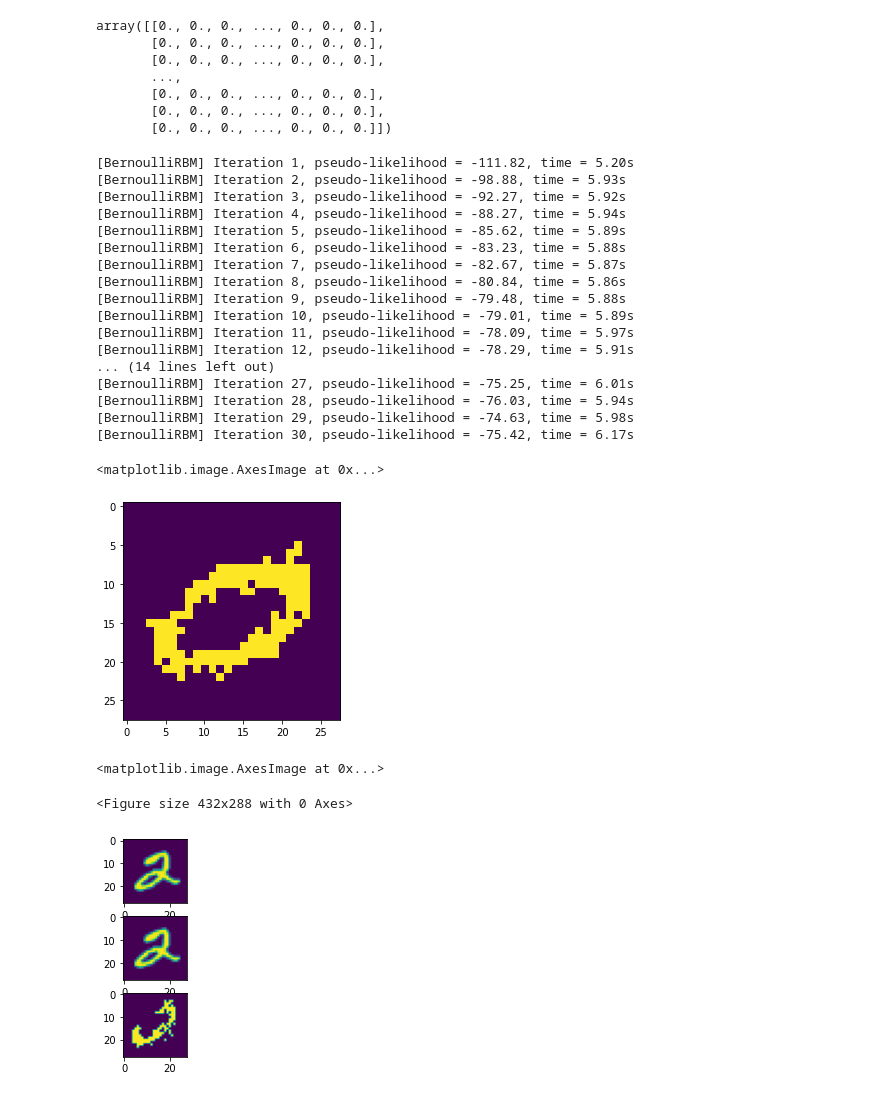
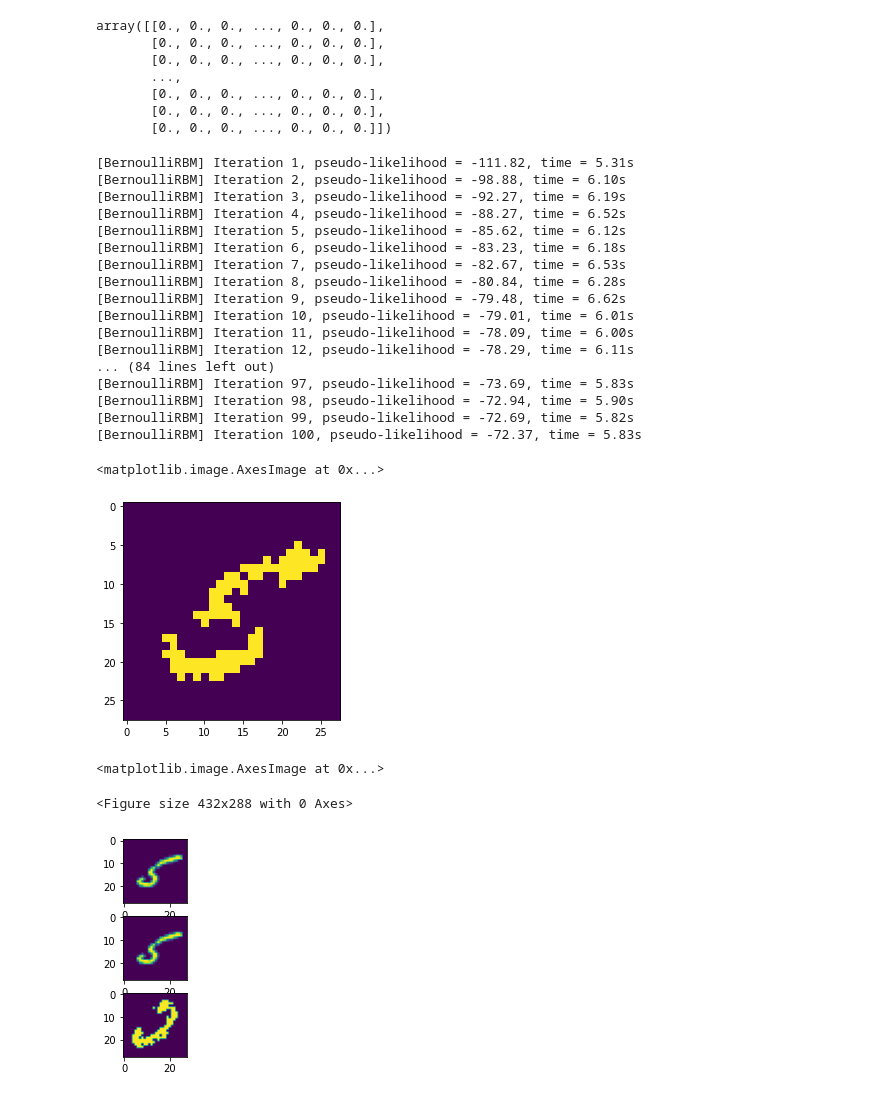
Before and after one commit to lucaskana/data_science, a Jupyter notebook: portifolio/esalq_deeplearning_autoencoder.ipynb, the cells around one changed output. Cells and saved outputs as stored; diff of their text form; code cells hidden in the pictures.

```diff
--- a/portifolio/esalq_deeplearning_autoencoder.ipynb
+++ b/portifolio/esalq_deeplearning_autoencoder.ipynb
@@ -160,46 +160,46 @@ array([[0., 0., 0., ..., 0., 0., 0.],
 # %%
 from sklearn.neural_network import BernoulliRBM
 from keras.datasets import mnist
 from keras.layers import Input, Dense
 from keras.models import Model
 import numpy as np
 import matplotlib.pyplot as plt
 
 (X_train, _), (X_test, _) = mnist.load_data()
 
 X_train = (X_train - np.min(X_train, 0)) / (np.max(X_train, 0) + 0.0001)  # 0-1 scaling
 
-rbm = BernoulliRBM(n_components=100, n_iter=30, learning_rate=0.01, random_state=0, verbose=True)
+rbm = BernoulliRBM(n_components=100, n_iter=100, learning_rate=0.01, random_state=0, verbose=True)
 rbm.fit(X_train_reshape)
 
 xx = X_train_reshape[:40].copy()
 for ii in range(1000):
     for n in range(40):
         xx[n] = rbm.gibbs(xx[n])
 
 import matplotlib.pyplot as plt
 
 plt.imshow(xx[0].reshape(28, 28))
 # %% [output]
-[BernoulliRBM] Iteration 1, pseudo-likelihood = -111.82, time = 5.20s
-[BernoulliRBM] Iteration 2, pseudo-likelihood = -98.88, time = 5.93s
-[BernoulliRBM] Iteration 3, pseudo-likelihood = -92.27, time = 5.92s
-[BernoulliRBM] Iteration 4, pseudo-likelihood = -88.27, time = 5.94s
-[BernoulliRBM] Iteration 5, pseudo-likelihood = -85.62, time = 5.89s
-[BernoulliRBM] Iteration 6, pseudo-likelihood = -83.23, time = 5.88s
-[BernoulliRBM] Iteration 7, pseudo-likelihood = -82.67, time = 5.87s
-[BernoulliRBM] Iteration 8, pseudo-likelihood = -80.84, time = 5.86s
-[BernoulliRBM] Iteration 9, pseudo-likelihood = -79.48, time = 5.88s
-[BernoulliRBM] Iteration 10, pseudo-likelihood = -79.01, time = 5.89s
-[BernoulliRBM] Iteration 11, pseudo-likelihood = -78.09, time = 5.97s
-[BernoulliRBM] Iteration 12, pseudo-likelihood = -78.29, time = 5.91s
-... (14 lines left out)
-[BernoulliRBM] Iteration 27, pseudo-likelihood = -75.25, time = 6.01s
-[BernoulliRBM] Iteration 28, pseudo-likelihood = -76.03, time = 5.94s
-[BernoulliRBM] Iteration 29, pseudo-likelihood = -74.63, time = 5.98s
-[BernoulliRBM] Iteration 30, pseudo-likelihood = -75.42, time = 6.17s
+[BernoulliRBM] Iteration 1, pseudo-likelihood = -111.82, time = 5.31s
+[BernoulliRBM] Iteration 2, pseudo-likelihood = -98.88, time = 6.10s
+[BernoulliRBM] Iteration 3, pseudo-likelihood = -92.27, time = 6.19s
+[BernoulliRBM] Iteration 4, pseudo-likelihood = -88.27, time = 6.52s
+[BernoulliRBM] Iteration 5, pseudo-likelihood = -85.62, time = 6.12s
+[BernoulliRBM] Iteration 6, pseudo-likelihood = -83.23, time = 6.18s
+[BernoulliRBM] Iteration 7, pseudo-likelihood = -82.67, time = 6.53s
+[BernoulliRBM] Iteration 8, pseudo-likelihood = -80.84, time = 6.28s
+[BernoulliRBM] Iteration 9, pseudo-likelihood = -79.48, time = 6.62s
+[BernoulliRBM] Iteration 10, pseudo-likelihood = -79.01, time = 6.01s
+[BernoulliRBM] Iteration 11, pseudo-likelihood = -78.09, time = 6.00s
+[BernoulliRBM] Iteration 12, pseudo-likelihood = -78.29, time = 6.11s
+... (84 lines left out)
+[BernoulliRBM] Iteration 97, pseudo-likelihood = -73.69, time = 5.83s
+[BernoulliRBM] Iteration 98, pseudo-likelihood = -72.94, time = 5.90s
+[BernoulliRBM] Iteration 99, pseudo-likelihood = -72.69, time = 5.82s
+[BernoulliRBM] Iteration 100, pseudo-likelihood = -72.37, time = 5.83s
 <matplotlib.image.AxesImage at 0x...>
-[figure, old version]
+[figure, new version]
 # %%
 plt.figure()
 
@@ -207,7 +207,7 @@ plt.figure()
 f, axarr = plt.subplots(3,1)
 
 # use the created array to output your multiple images. In this case I have stacked 4 images vertically
-index=5
+index=11
 axarr[0].imshow(X_train[index])
 axarr[1].imshow(X_train_reshape[index].reshape(28, 28))
 axarr[2].imshow(xx[index].reshape(28, 28))
@@ -217,4 +217,4 @@ axarr[2].imshow(xx[index].reshape(28, 28))
 # %% [output]
 <matplotlib.image.AxesImage at 0x...>
 <Figure size 432x288 with 0 Axes>
-[figure, old version]
+[figure, new version]
```
Also changed, not shown: parts of 4 cells of this notebook.
